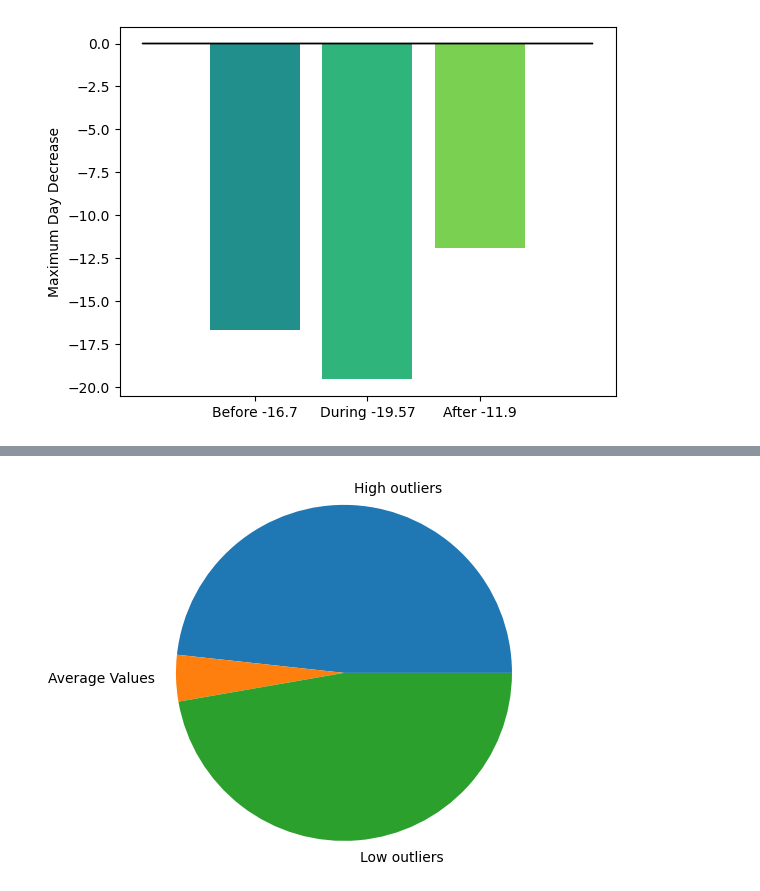
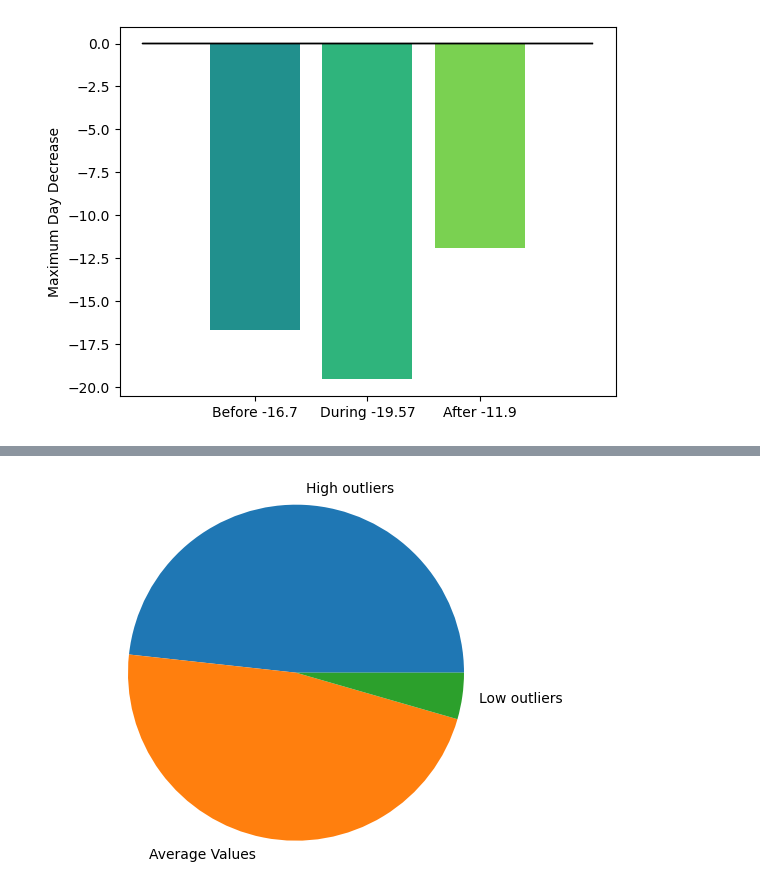
Before and after one commit to nishu100306/CS176Project, a Jupyter notebook: test.ipynb, the cells around one changed output, grey strips where cells are left out. Drawn from its saved outputs; the diff is of its cells as text; code cells hidden in the pictures.

```diff
--- a/test.ipynb
+++ b/test.ipynb
@@ -331,7 +330,7 @@ while i < len(during):
         count_l += 1
     i += 1
 
-vals = [count_u, count_l, count_i]
+vals = [count_u, count_i, count_l]
 labels = ["High outliers ", "Average Values ", "Low outliers "]
 fig, ax = plt.subplots()
 ax.pie(vals, labels=labels)
@@ -344,4 +343,4 @@ ax.axis("equal")
-[figure, old version]
+[figure, new version]
 # %%
 before = pd.read_csv("Before_Covid.csv")
 count_u = 0
```
Also changed, not shown: parts of 4 cells of this notebook, 3 other files.
